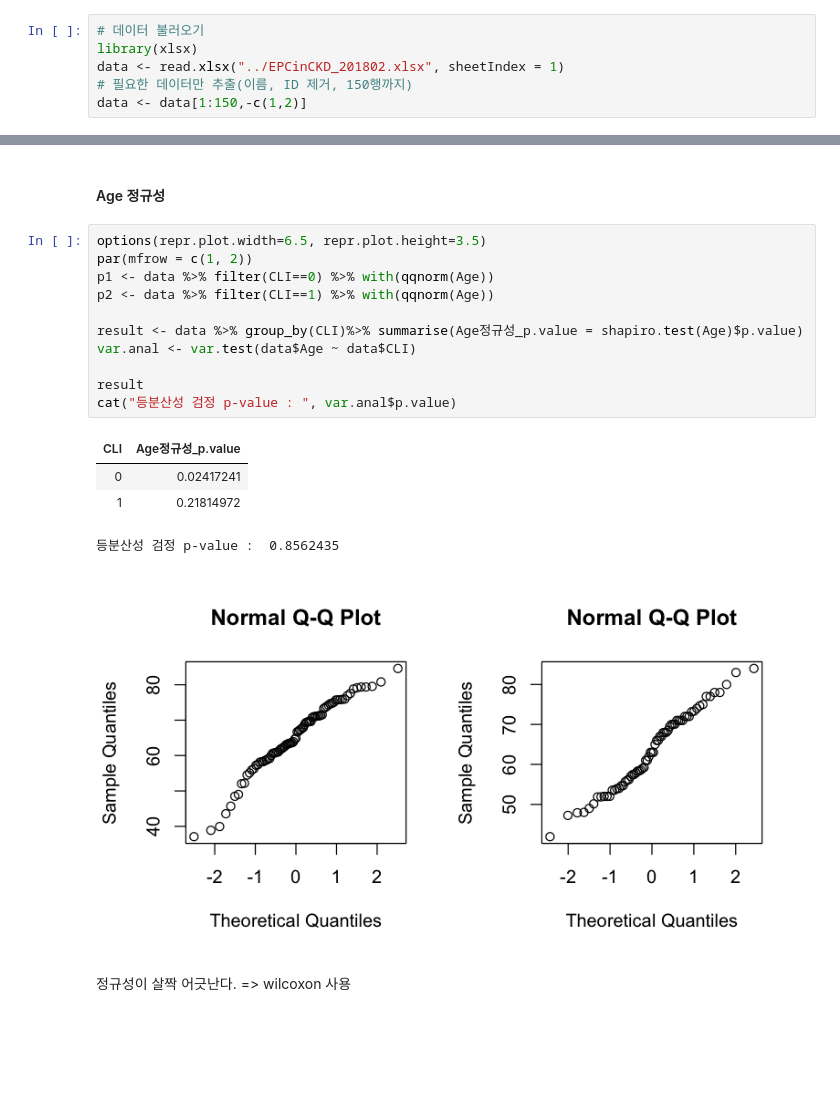
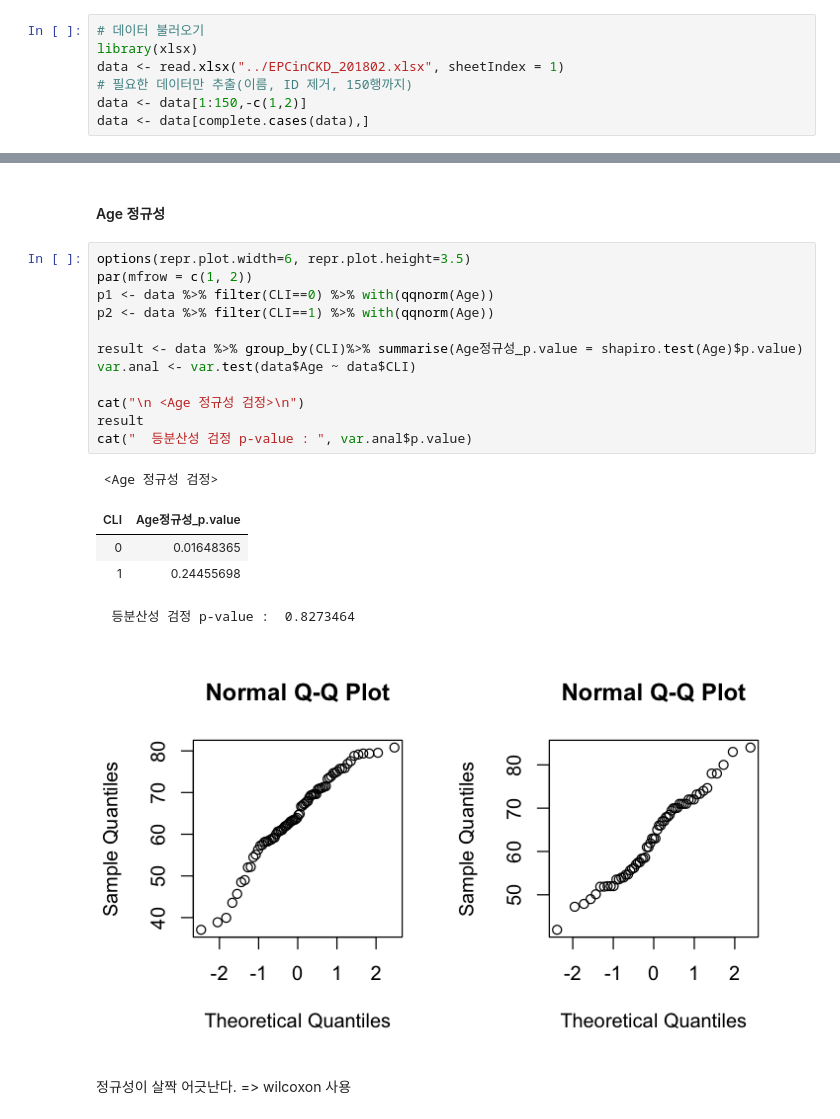
Before and after one commit to JungOhLee/CKDwithCLI, a Jupyter notebook: DA1-CLIDemo.ipynb, the cells around one changed output, grey strips where cells are left out. Saved outputs shown, nothing was run; the diff lists cells and outputs as text; blank space fills up the shorter version.

```diff
--- a/DA1-CLIDemo.ipynb
+++ b/DA1-CLIDemo.ipynb
@@ -56,3 +42,4 @@ library(xlsx)
 data <- read.xlsx("../EPCinCKD_201802.xlsx", sheetIndex = 1)
 # 필요한 데이터만 추출(이름, ID 제거, 150행까지)
 data <- data[1:150,-c(1,2)]
+data <- data[complete.cases(data),]
@@ -254,22 +234,24 @@ CLI 그룹과 비 CLI 그룹에서 분포의 큰 차이는 없어보입니다.
 # %% [markdown]
 #### Age 정규성
 # %%
-options(repr.plot.width=6.5, repr.plot.height=3.5)
+options(repr.plot.width=6, repr.plot.height=3.5)
 par(mfrow = c(1, 2))
 p1 <- data %>% filter(CLI==0) %>% with(qqnorm(Age))
 p2 <- data %>% filter(CLI==1) %>% with(qqnorm(Age))
 
 result <- data %>% group_by(CLI)%>% summarise(Age정규성_p.value = shapiro.test(Age)$p.value)
 var.anal <- var.test(data$Age ~ data$CLI)
 
+cat("\n <Age 정규성 검정>\n")
 result
-cat("등분산성 검정 p-value : ", var.anal$p.value)
+cat("  등분산성 검정 p-value : ", var.anal$p.value)
 # %% [output]
+ <Age 정규성 검정>
 | CLI | Age정규성_p.value |
-| 0 | 0.02417241 |
-| 1 | 0.21814972 |
+| 0 | 0.01648365 |
+| 1 | 0.24455698 |
-등분산성 검정 p-value :  0.8562435
+  등분산성 검정 p-value :  0.8273464
-[figure, old version]
+[figure, new version]
 # %% [markdown]
 정규성이 살짝 어긋난다. => wilcoxon 사용
 # %% [markdown]
```
Also changed, not shown: parts of 43 cells of this notebook, 2 other files.
